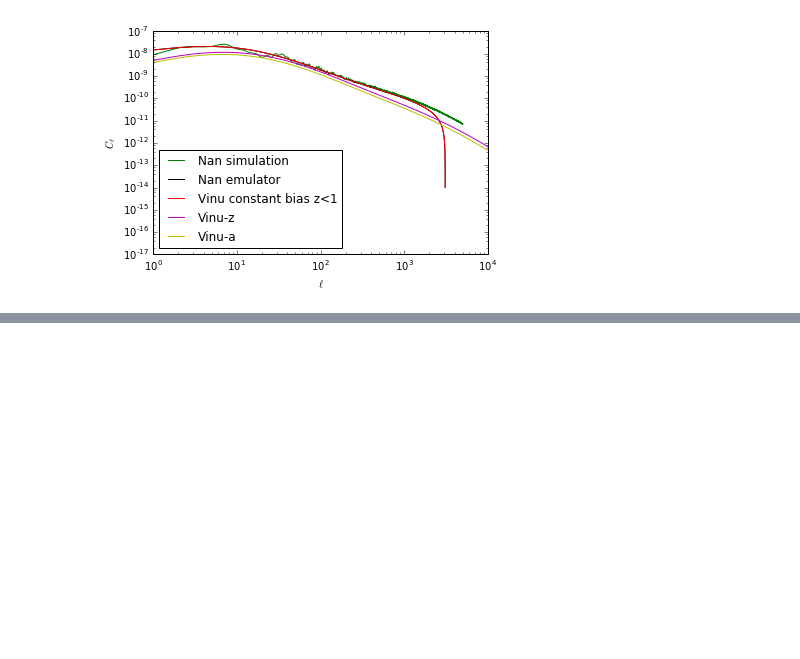
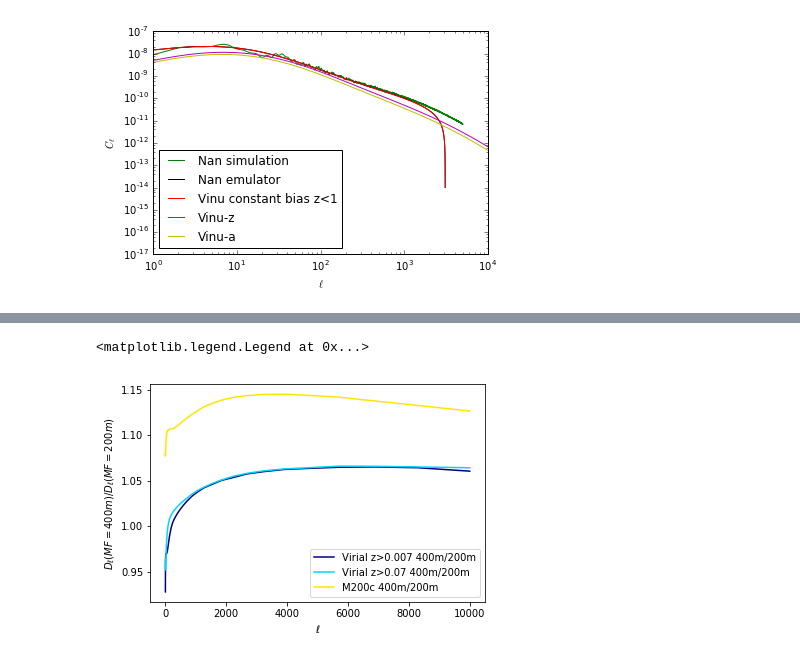
Before and after one commit to vvinuv/HaloModel, a Jupyter notebook: plotting_scripts/make_plots.ipynb, the cells around one changed output, grey strips where cells are left out. Cells and saved outputs as stored; diff of their text form; code cells hidden in the pictures; blank space fills up the shorter version.

```diff
--- a/plotting_scripts/make_plots.ipynb
+++ b/plotting_scripts/make_plots.ipynb
@@ -70,0 +72,25 @@ pl.ylabel(r'Ratio $D_\ell$')
+# %%
+files200m = ['../data/cl_yy_virial_z0p007_mf_200m.dat', '../data/cl_yy_virial_mf_200m.dat', '../data/cl_yy_m200c_mf_200m.dat']
+labels = ['Virial z>0.007', 'Virial z>0.07', 'M200c']
+files400m = ['../data/cl_yy_virial_z0p007_mf_400m.dat', '../data/cl_yy_virial_mf_400m.dat', '../data/cl_yy_m200c_mf_400m.dat']
+labels = ['Virial z>0.007', 'Virial z>0.07', 'M200c']
+# %%
+labels = ['Virial z>0.007 400m/200m', 'Virial z>0.07 400m/200m', 'M200c 400m/200m']
+colors = pl.cm.jet(np.linspace(0, 1, len(files200m) + 1))
+i = 0
+for f2, f4 in zip(files200m, files400m):
+    f = np.genfromtxt(f2)
+    ellarr = f[:,0]
+    cl200m = f[:,3] * 1e12 * ellarr * (ellarr+1) / 2. / np.pi
+    f = np.genfromtxt(f4)
+    ellarr = f[:,0]
+    cl400m = f[:,3] * 1e12 * ellarr * (ellarr+1) / 2. / np.pi
+    pl.plot(ellarr, cl400m/cl200m, label=labels[i], c=colors[i])
+    i += 1
+#pl.ylim([1.01, 1.07])
+pl.xlabel(r'$\ell$')
+pl.ylabel(r'$D_\ell(MF=400m)/D_\ell(MF=200m)$')
+pl.legend(loc=0)
+# %% [output]
+<matplotlib.legend.Legend at 0x...>
+[figure, added]
```
Also changed, not shown: parts of 4 cells of this notebook, 6 other files.
